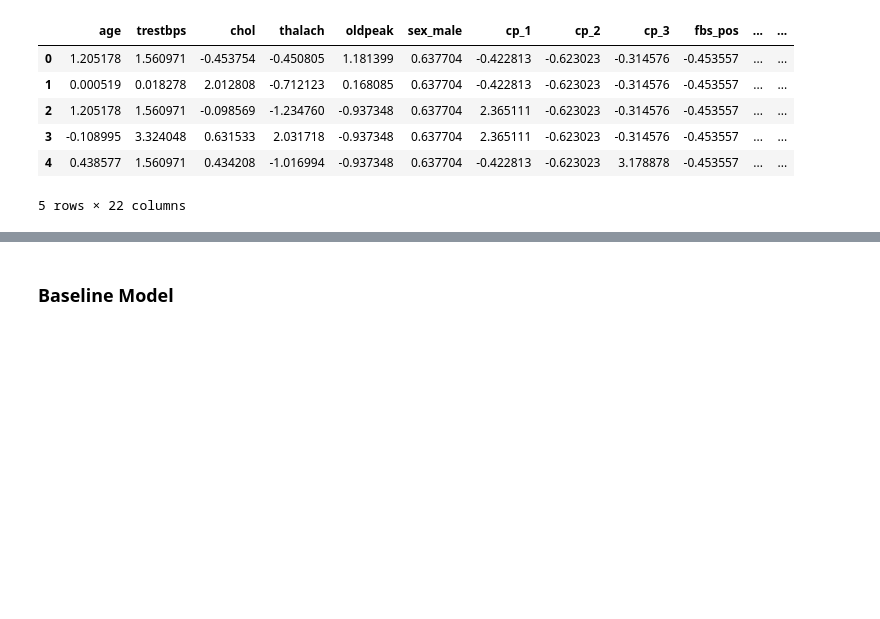
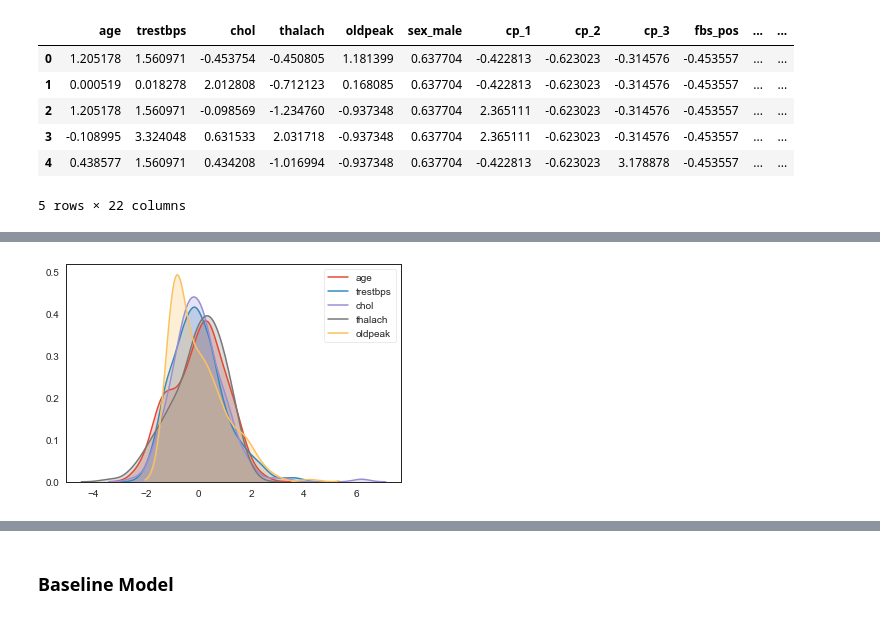
Before and after one commit to kovusseyit/Heart_UCI, a Jupyter notebook: heart_uci.ipynb, the cells around one changed output, grey strips where cells are left out. Saved outputs shown, nothing was run; the diff lists cells and outputs as text; code cells hidden in the pictures; blank space fills up the shorter version.

```diff
--- a/heart_uci.ipynb
+++ b/heart_uci.ipynb
@@ -309,0 +513,5 @@ X_train.head()
+# %%
+for col in ord_cols:
+    sns.kdeplot(data=X_train[col], shade=True)
+# %% [output]
+[figure, added]
```
Also changed, not shown: parts of 66 cells of this notebook.
